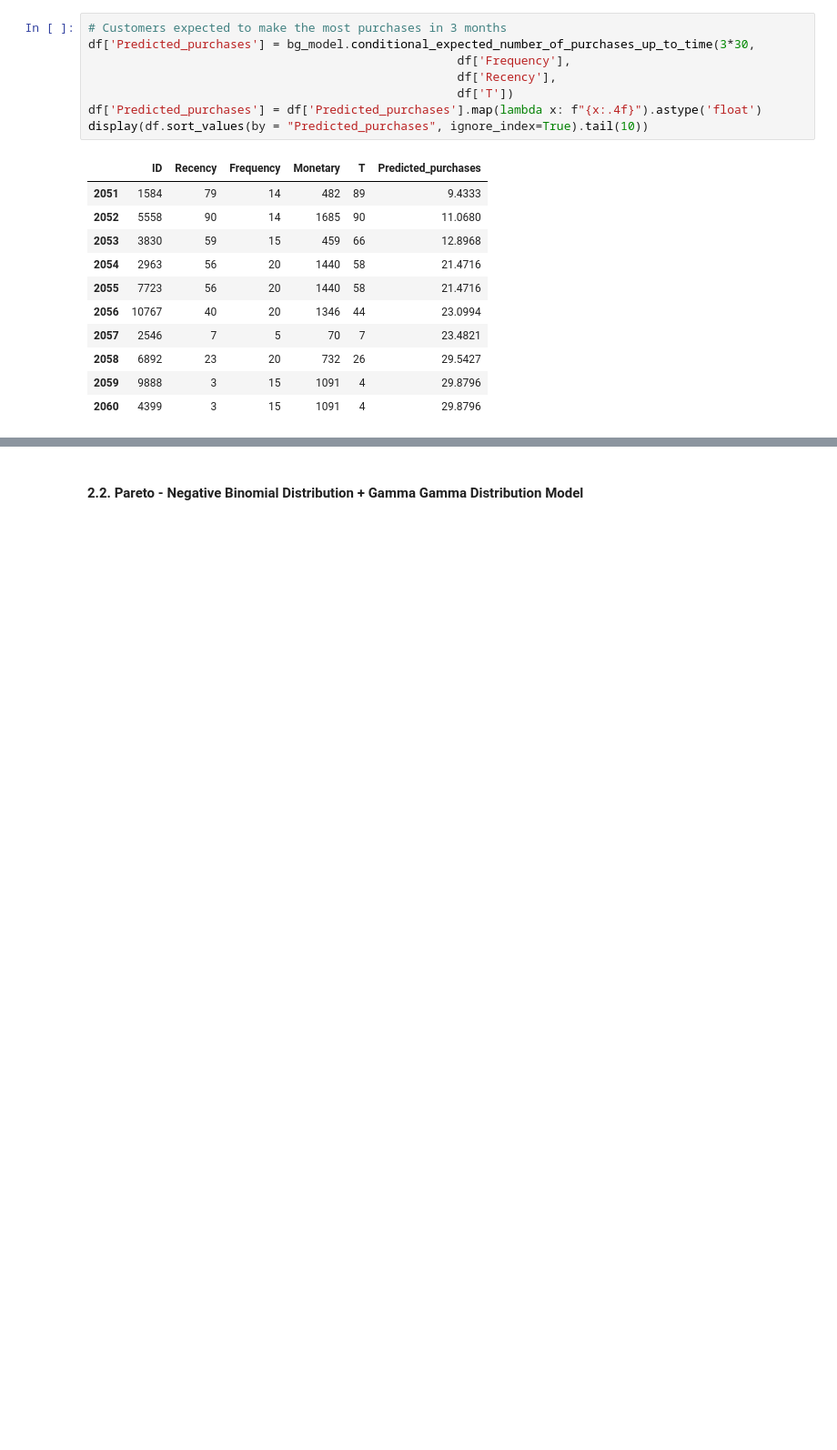
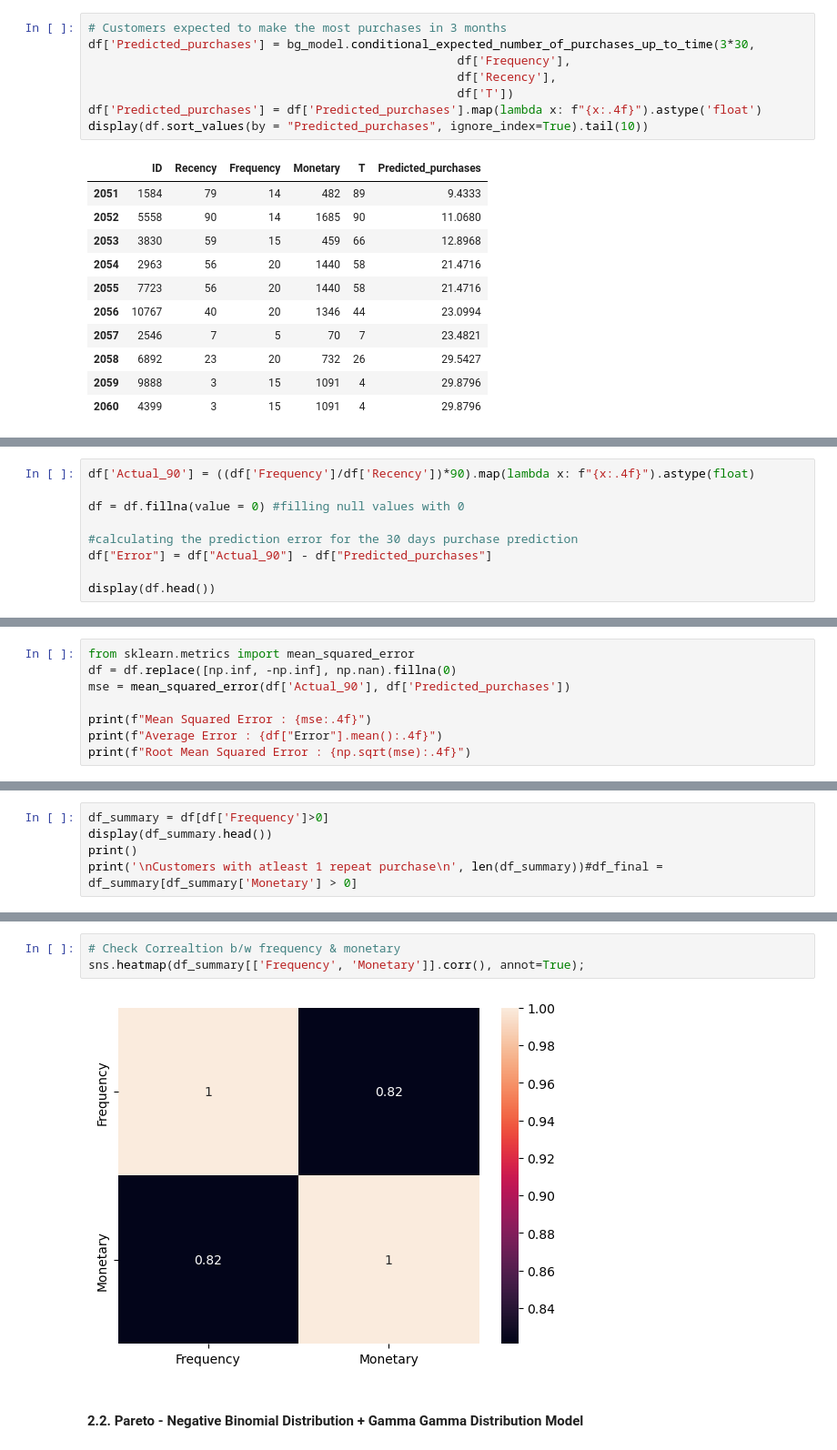
Before and after one commit to annugit1655/Customer-Behaviour-Analysis-with-CLTV, a Jupyter notebook: notebooks/04-CLTV-Probabilistic-models.ipynb, the cells around one changed output, grey strips where cells are left out. Shown at 91% size. Drawn from its saved outputs; the diff is of its cells as text; blank space fills up the shorter version.

```diff
--- a/notebooks/04-CLTV-Probabilistic-models.ipynb
+++ b/notebooks/04-CLTV-Probabilistic-models.ipynb
@@ -325,0 +413,9 @@ display(df.sort_values(by = "Predicted_purchases", ignore_index=True).tail(10))
+# %%
+df['Actual_90'] = ((df['Frequency']/df['Recency'])*90).map(lambda x: f"{x:.4f}").astype(float)
+
+df = df.fillna(value = 0) #filling null values with 0
+
+#calculating the prediction error for the 30 days purchase prediction
+df["Error"] = df["Actual_90"] - df["Predicted_purchases"]
+
+display(df.head())
@@ -325,0 +429,8 @@ display(df.sort_values(by = "Predicted_purchases", ignore_index=True).tail(10))
+# %%
+from sklearn.metrics import mean_squared_error
+df = df.replace([np.inf, -np.inf], np.nan).fillna(0)
+mse = mean_squared_error(df['Actual_90'], df['Predicted_purchases'])
+
+print(f"Mean Squared Error : {mse:.4f}")
+print(f"Average Error : {df["Error"].mean():.4f}")
+print(f"Root Mean Squared Error : {np.sqrt(mse):.4f}")
@@ -325,0 +451,5 @@ display(df.sort_values(by = "Predicted_purchases", ignore_index=True).tail(10))
+# %%
+df_summary = df[df['Frequency']>0]
+display(df_summary.head())
+print()
+print('\nCustomers with atleast 1 repeat purchase\n', len(df_summary))#df_final = df_summary[df_summary['Monetary'] > 0]
@@ -326,3 +465,8 @@ display(df.sort_values(by = "Predicted_purchases", ignore_index=True).tail(10))
+# %%
+# Check Correaltion b/w frequency & monetary
+sns.heatmap(df_summary[['Frequency', 'Monetary']].corr(), annot=True);
+# %% [output]
+[figure, added]
 # %% [markdown]
 #### **2.2. Pareto - Negative Binomial Distribution + Gamma Gamma Distribution Model**
 # %% [markdown]
```
Also changed, not shown: parts of 15 cells of this notebook.
